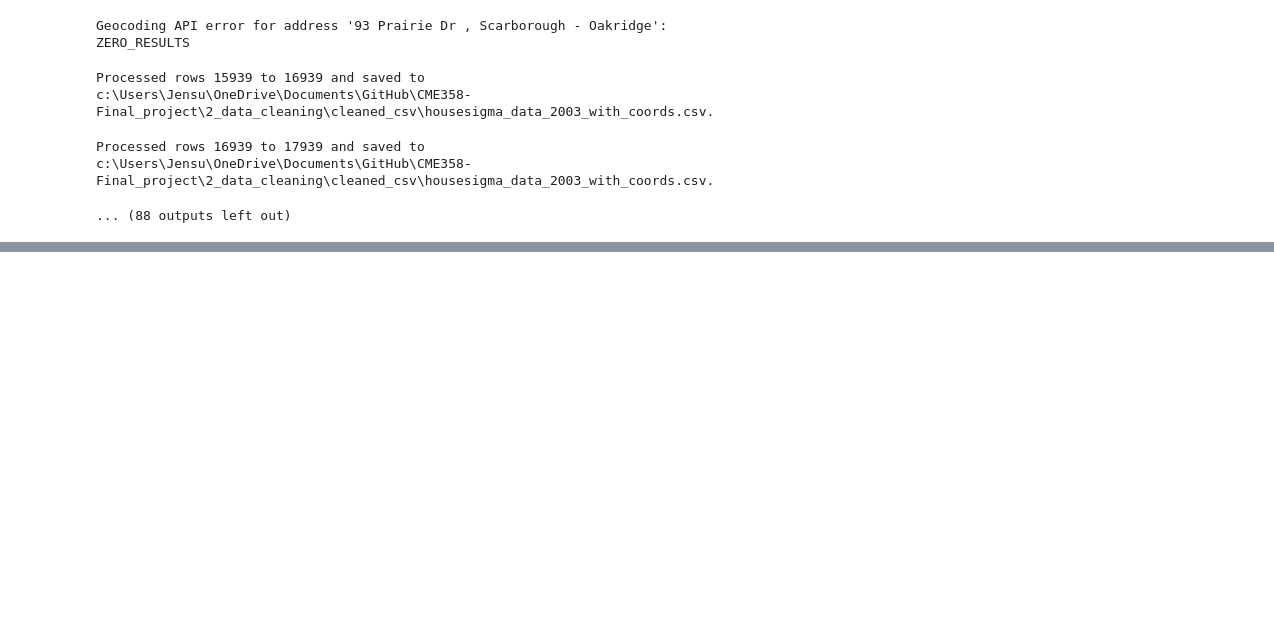
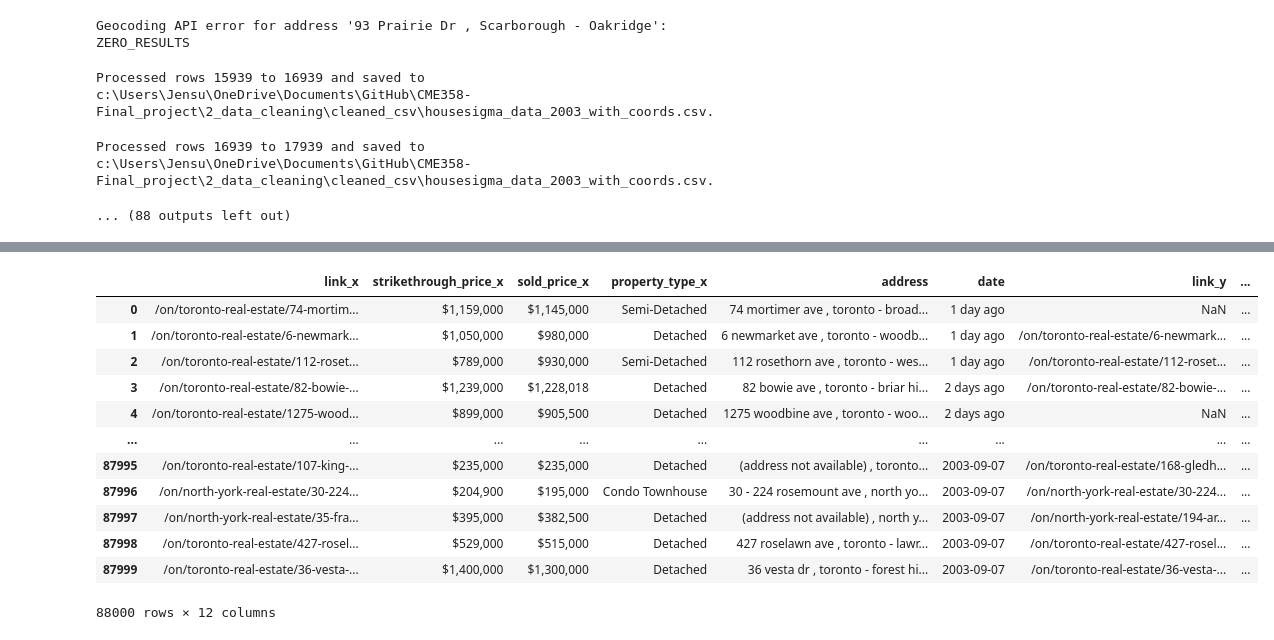
Before and after one commit to sunnyjen/CME358-Final_project, a Jupyter notebook: 1_data_extraction/add_geo_coordinates_for_houses.ipynb, the cells around one changed output, grey strips where cells are left out. Drawn from its saved outputs; the diff is of its cells as text; code cells hidden in the pictures; blank space fills up the shorter version.

```diff
--- a/1_data_extraction/add_geo_coordinates_for_houses.ipynb
+++ b/1_data_extraction/add_geo_coordinates_for_houses.ipynb
@@ -235,0 +239,8 @@ NameError: name 'housesigma_csv' is not defined
+# %%
+housesigma_csv = parent_dir/'0_raw_data'/'house_data'/'extracted_houses_housesigma_Year 2003.csv'
+housesigma_with_coords_csv =  parent_dir/'2_data_cleaning'/'cleaned_csv'/'housesigma_data_2003_with_coords.csv'
+# %%
+housesigma_with_coords_date = parent_dir/'2_data_cleaning'/'cleaned_csv'/'housesigma_data_2003_with_coords_date.csv'
+house_sigma = pd.read_csv(housesigma_csv)
+house_sigma_with_coords = pd.read_csv(housesigma_with_coords_csv)
+house_sigma_with_coords
@@ -235,0 +261,32 @@ NameError: name 'housesigma_csv' is not defined
+# %%
+# Read CSVs
+house_sigma = pd.read_csv(housesigma_csv)
+house_sigma_with_coords = pd.read_csv(housesigma_with_coords_csv)
+
+# Clean and standardize 'address' column
+house_sigma['address'] = house_sigma['address'].str.strip().str.lower()
+house_sigma_with_coords['address'] = house_sigma_with_coords['address'].str.strip().str.lower()
+
+# Drop duplicates from the second DataFrame
+house_sigma_with_coords = house_sigma_with_coords.drop_duplicates(subset='address')
+
+# Merge
+result = pd.merge(house_sigma, house_sigma_with_coords[['address','lat','long']], on='address', how='left')
+
+# Save result
+result.to_csv(housesigma_with_coords_date, index=False)
+result
+# %% [output]
+|  | link_x | strikethrough_price_x | sold_price_x | property_type_x | address | date | link_y | ... |
+| 0 | /on/toronto-real-estate/74-mortim... | $1,159,000 | $1,145,000 | Semi-Detached | 74 mortimer ave , toronto - broad... | 1 day ago | NaN | ... |
+| 1 | /on/toronto-real-estate/6-newmark... | $1,050,000 | $980,000 | Detached | 6 newmarket ave , toronto - woodb... | 1 day ago | /on/toronto-real-estate/6-newmark... | ... |
+| 2 | /on/toronto-real-estate/112-roset... | $789,000 | $930,000 | Semi-Detached | 112 rosethorn ave , toronto - wes... | 1 day ago | /on/toronto-real-estate/112-roset... | ... |
+| 3 | /on/toronto-real-estate/82-bowie-... | $1,239,000 | $1,228,018 | Detached | 82 bowie ave , toronto - briar hi... | 2 days ago | /on/toronto-real-estate/82-bowie-... | ... |
+| 4 | /on/toronto-real-estate/1275-wood... | $899,000 | $905,500 | Detached | 1275 woodbine ave , toronto - woo... | 2 days ago | NaN | ... |
+| ... | ... | ... | ... | ... | ... | ... | ... | ... |
+| 87995 | /on/toronto-real-estate/107-king-... | $235,000 | $235,000 | Detached | (address not available) , toronto... | 2003-09-07 | /on/toronto-real-estate/168-gledh... | ... |
+| 87996 | /on/north-york-real-estate/30-224... | $204,900 | $195,000 | Condo Townhouse | 30 - 224 rosemount ave , north yo... | 2003-09-07 | /on/north-york-real-estate/30-224... | ... |
+| 87997 | /on/north-york-real-estate/35-fra... | $395,000 | $382,500 | Detached | (address not available) , north y... | 2003-09-07 | /on/north-york-real-estate/194-ar... | ... |
+| 87998 | /on/toronto-real-estate/427-rosel... | $529,000 | $515,000 | Detached | 427 roselawn ave , toronto - lawr... | 2003-09-07 | /on/toronto-real-estate/427-rosel... | ... |
+| 87999 | /on/toronto-real-estate/36-vesta-... | $1,400,000 | $1,300,000 | Detached | 36 vesta dr , toronto - forest hi... | 2003-09-07 | /on/toronto-real-estate/36-vesta-... | ... |
+88000 rows × 12 columns
```
Also changed, not shown: parts of 5 cells of this notebook, 2 other files.
